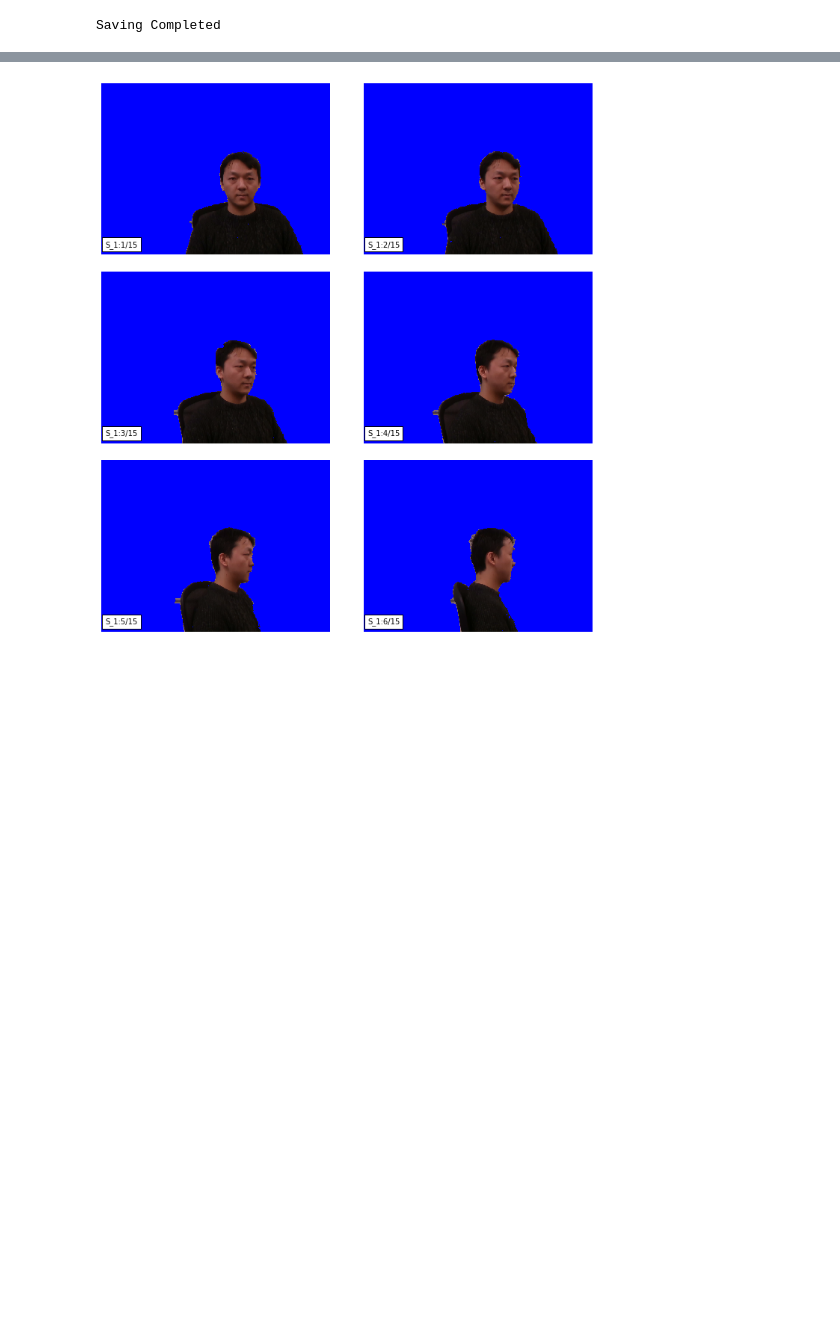
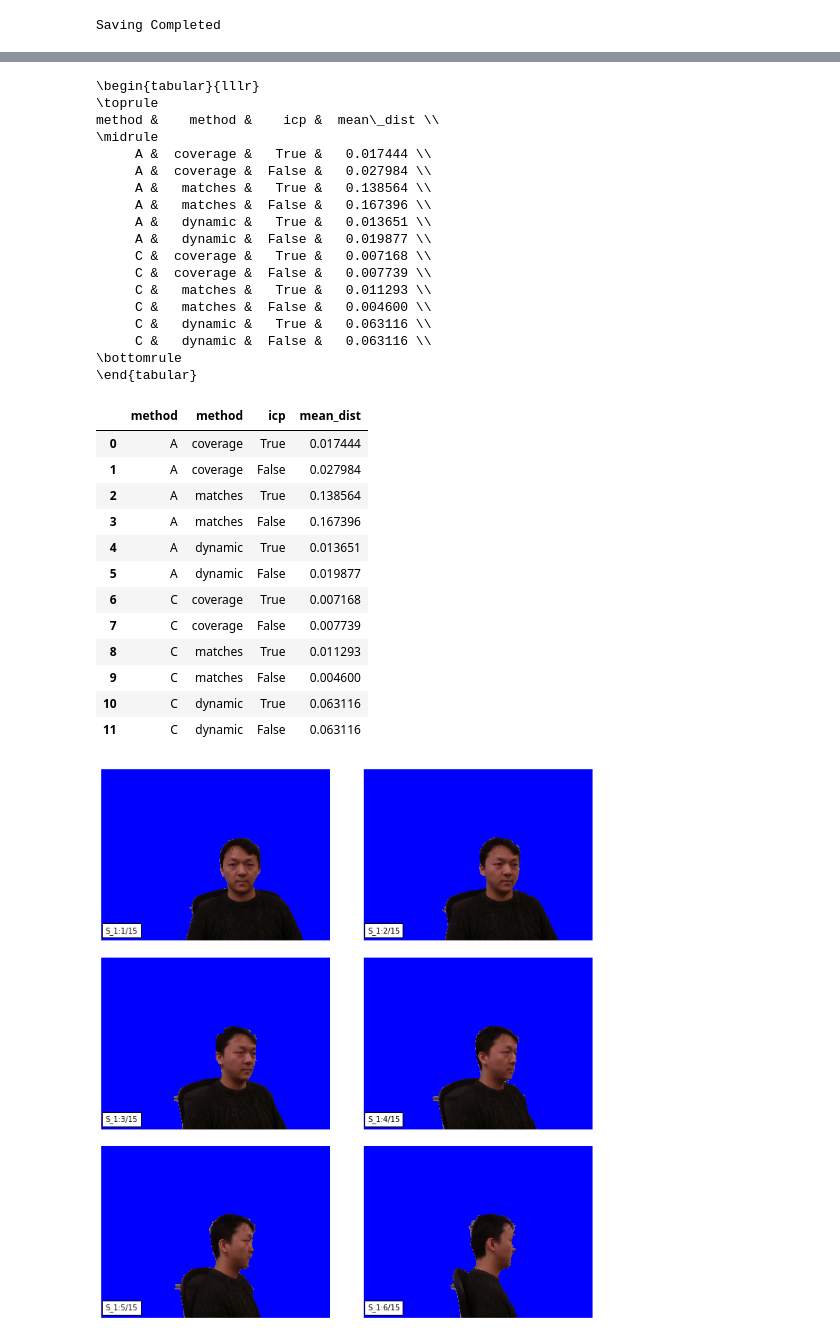
Before and after one commit to yichao-l/head_reconstruct, a Jupyter notebook: AV_CW_WZ.ipynb, the cells around one changed output, grey strips where cells are left out. Saved outputs shown, nothing was run; the diff lists cells and outputs as text; code cells hidden in the pictures; blank space fills up the shorter version.

```diff
--- a/AV_CW_WZ.ipynb
+++ b/AV_CW_WZ.ipynb
@@ -71,3 +206,37 @@ mean distance: 0.06311608326303021
+# %%
+mhead.create_res_for_report()
+# %% [output]
+\begin{tabular}{lllr}
+\toprule
+method &    method &    icp &  mean\_dist \\
+\midrule
+     A &  coverage &   True &   0.017444 \\
+     A &  coverage &  False &   0.027984 \\
+     A &   matches &   True &   0.138564 \\
+     A &   matches &  False &   0.167396 \\
+     A &   dynamic &   True &   0.013651 \\
+     A &   dynamic &  False &   0.019877 \\
+     C &  coverage &   True &   0.007168 \\
+     C &  coverage &  False &   0.007739 \\
+     C &   matches &   True &   0.011293 \\
+     C &   matches &  False &   0.004600 \\
+     C &   dynamic &   True &   0.063116 \\
+     C &   dynamic &  False &   0.063116 \\
+\bottomrule
+\end{tabular}
+|  | method | method | icp | mean_dist |
+| 0 | A | coverage | True | 0.017444 |
+| 1 | A | coverage | False | 0.027984 |
+| 2 | A | matches | True | 0.138564 |
+| 3 | A | matches | False | 0.167396 |
+| 4 | A | dynamic | True | 0.013651 |
+| 5 | A | dynamic | False | 0.019877 |
+| 6 | C | coverage | True | 0.007168 |
+| 7 | C | coverage | False | 0.007739 |
+| 8 | C | matches | True | 0.011293 |
+| 9 | C | matches | False | 0.004600 |
+| 10 | C | dynamic | True | 0.063116 |
+| 11 | C | dynamic | False | 0.063116 |
 # %%
 xmhead.create_spheres(0.1 ,"name")
 # %%
```
Also changed, not shown: parts of 11 cells of this notebook, 7 other files.
